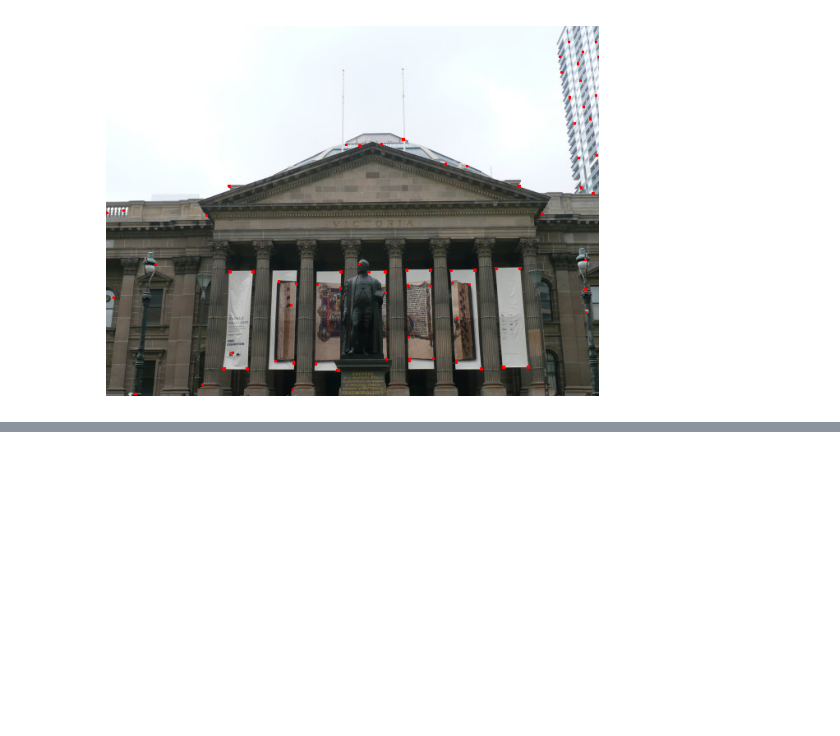
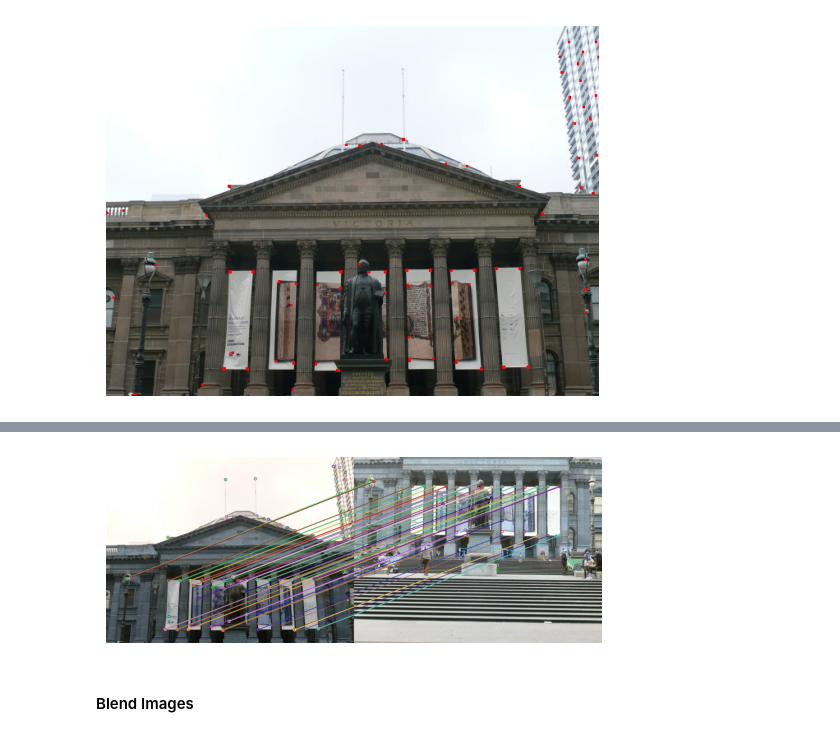
Before and after one commit to kchinna/panorama-stitching, a Jupyter notebook: panorama-stitching.ipynb, the cells around one changed output, grey strips where cells are left out. Cells and saved outputs as stored; diff of their text form; code cells hidden in the pictures; blank space fills up the shorter version.

```diff
--- a/panorama-stitching.ipynb
+++ b/panorama-stitching.ipynb
@@ -116,0 +298,19 @@ plt.show()
+# %%
+# Display true feature matches
+
+kp1 = [feat_locs1[m.queryIdx].pt for m in points]
+kp2 = [feat_locs2[m.trainIdx].pt for m in points]
+
+H, c1, c2, matches = RANSAC(kp1,kp2)
+
+# Draw feature matches between the images
+matches_ransac = cv2.drawMatches(img1, c1, img2, c2, matches, None)
+
+# Display image
+plt.imshow(matches_ransac)
+plt.axis("off")
+plt.show()
+# %% [output]
+[figure, added]
+# %% [markdown]
+#### Blend Images
```
Also changed, not shown: parts of 17 cells of this notebook.
